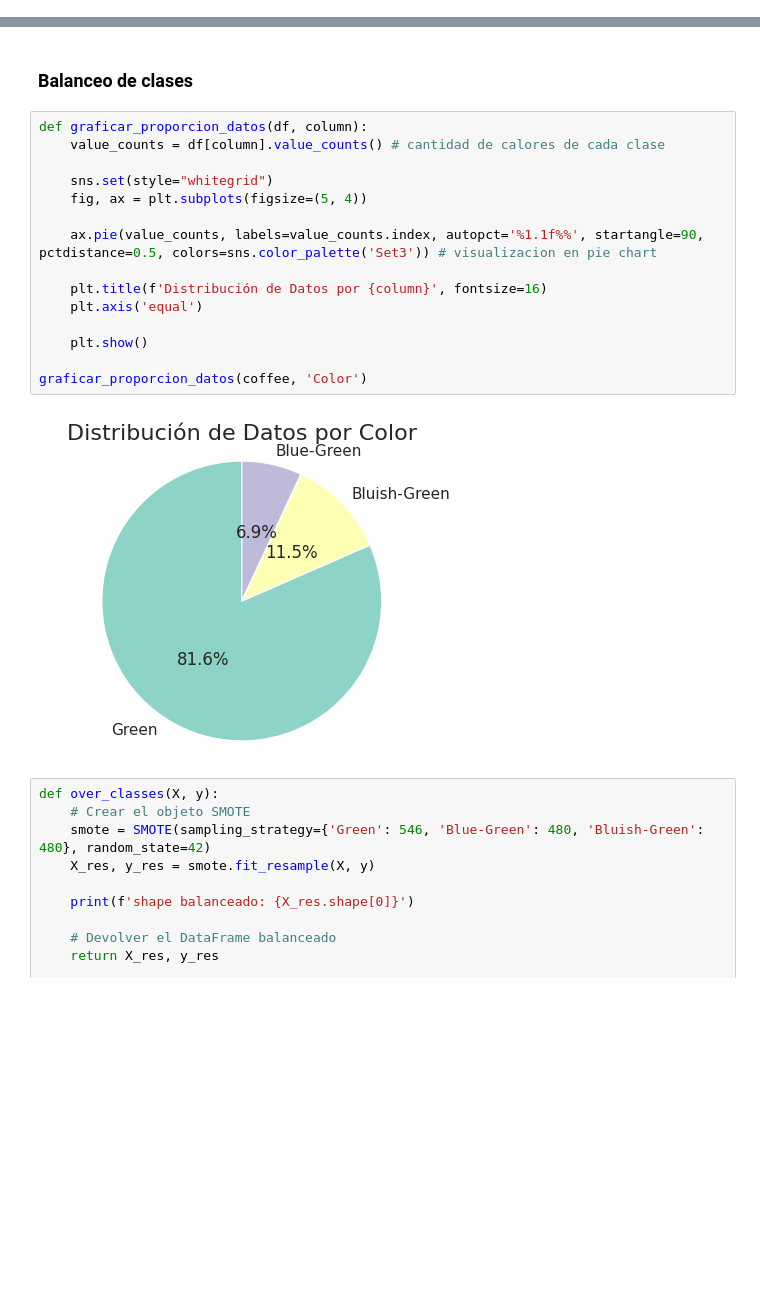
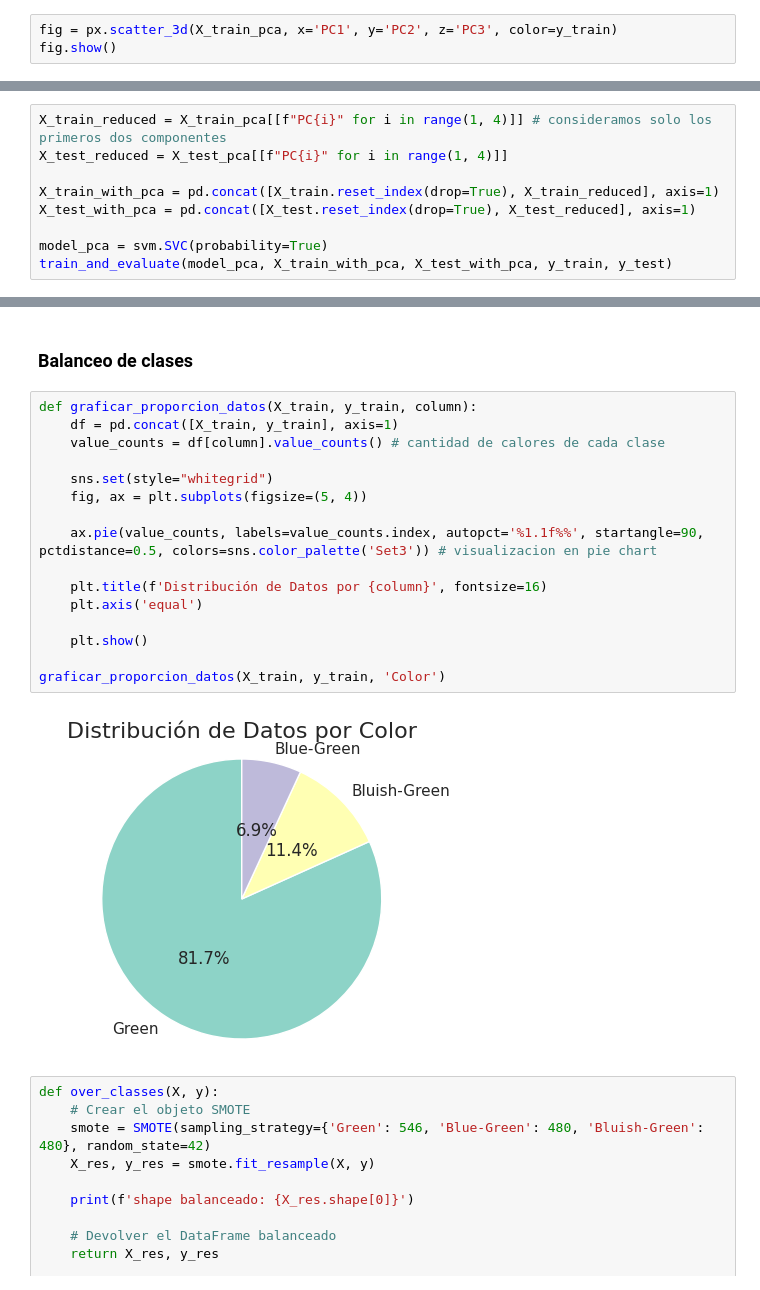
Before and after one commit to Simon890/mineria_datos, a Jupyter notebook: TP3.ipynb, the cells around one changed output, grey strips where cells are left out. Drawn from its saved outputs; the diff is of its cells as text; blank space fills up the shorter version.

```diff
--- a/TP3.ipynb
+++ b/TP3.ipynb
@@ -406,0 +395,3 @@ train_and_evaluate(model, X_train, X_test, y_train, y_test)
+# %%
+fig = px.scatter_3d(X_train_pca, x='PC1', y='PC2', z='PC3', color=y_train)
+fig.show()
@@ -406,0 +400,9 @@ train_and_evaluate(model, X_train, X_test, y_train, y_test)
+# %%
+X_train_reduced = X_train_pca[[f"PC{i}" for i in range(1, 4)]] # consideramos solo los primeros dos componentes
+X_test_reduced = X_test_pca[[f"PC{i}" for i in range(1, 4)]]
+
+X_train_with_pca = pd.concat([X_train.reset_index(drop=True), X_train_reduced], axis=1)
+X_test_with_pca = pd.concat([X_test.reset_index(drop=True), X_test_reduced], axis=1)
+
+model_pca = svm.SVC(probability=True)
+train_and_evaluate(model_pca, X_train_with_pca, X_test_with_pca, y_train, y_test)
@@ -407,22 +417,23 @@ train_and_evaluate(model, X_train, X_test, y_train, y_test)
 # %% [markdown]
 ### Balanceo de clases
 # %%
-def graficar_proporcion_datos(df, column):
+def graficar_proporcion_datos(X_train, y_train, column):
+    df = pd.concat([X_train, y_train], axis=1)
     value_counts = df[column].value_counts() # cantidad de calores de cada clase
 
     sns.set(style="whitegrid")
     fig, ax = plt.subplots(figsize=(5, 4))
 
     ax.pie(value_counts, labels=value_counts.index, autopct='%1.1f%%', startangle=90, pctdistance=0.5, colors=sns.color_palette('Set3')) # visualizacion en pie chart
 
     plt.title(f'Distribución de Datos por {column}', fontsize=16)
     plt.axis('equal')
 
     plt.show()
 
-graficar_proporcion_datos(coffee, 'Color')
+graficar_proporcion_datos(X_train, y_train, 'Color')
 # %% [output]
-[figure, old version]
+[figure, new version]
 # %%
 def over_classes(X, y):
     # Crear el objeto SMOTE
```
Also changed, not shown: parts of 47 cells of this notebook.
